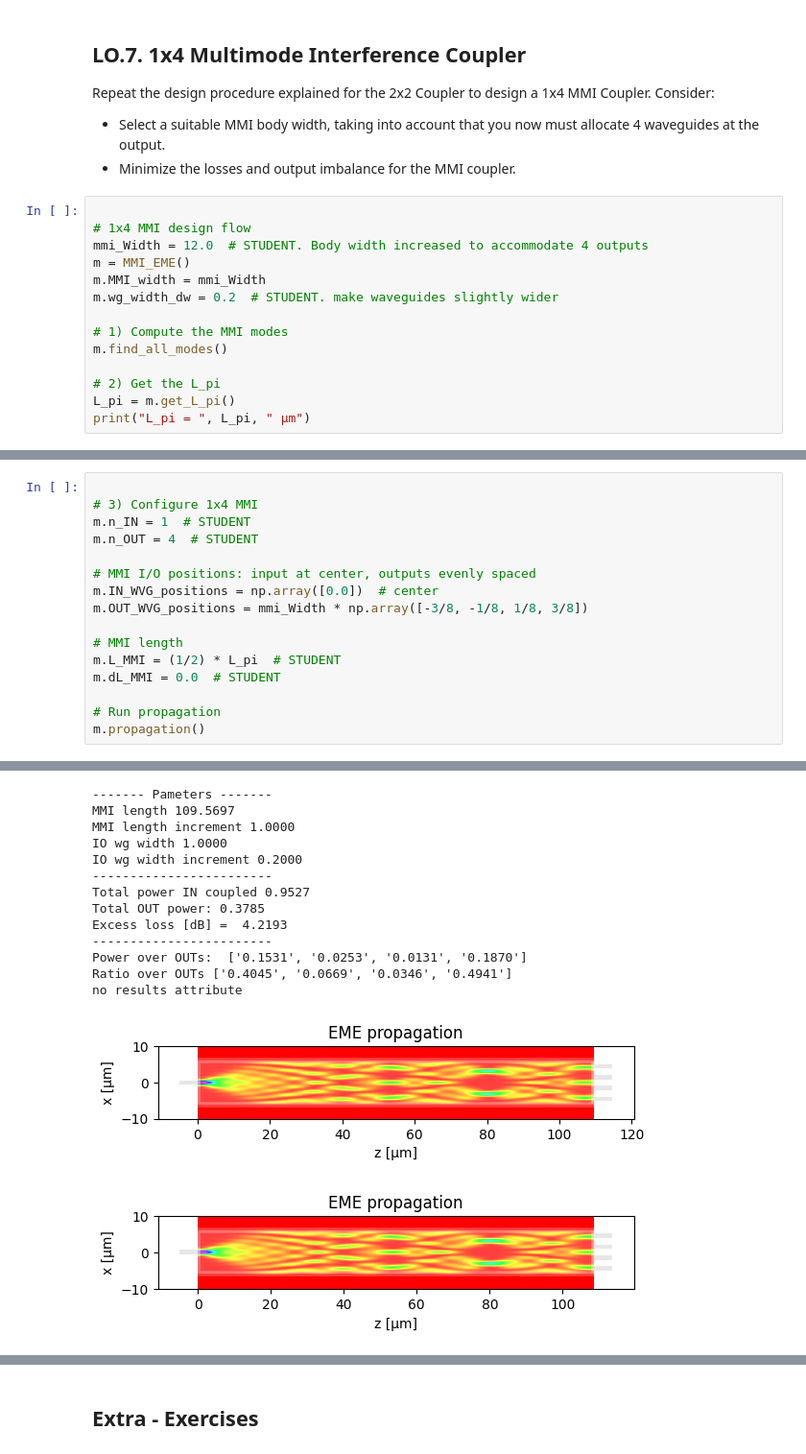
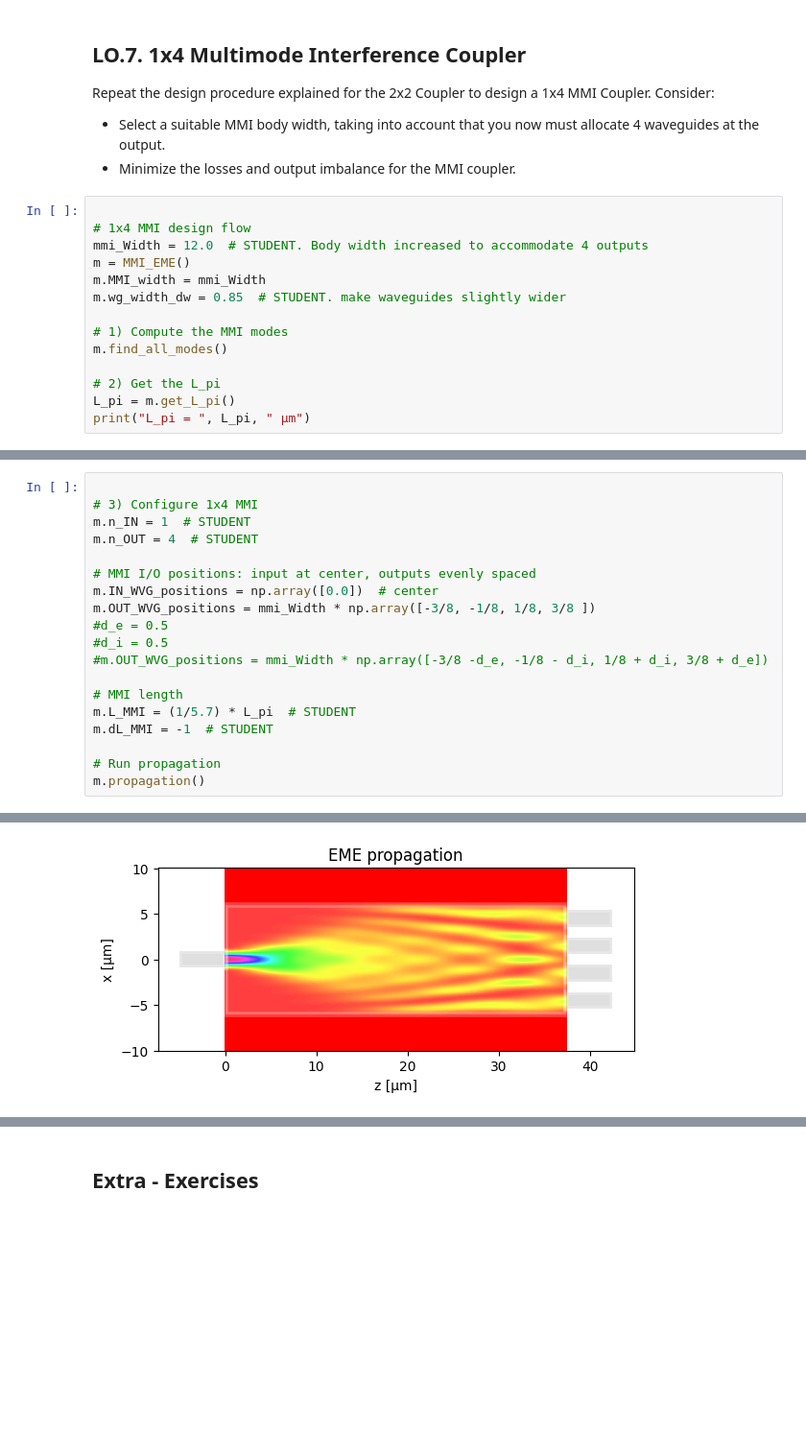
Before and after one commit to Valmaseda10/cifoin-lab2, a Jupyter notebook: COUPLERS_Student.ipynb, the cells around one changed output, grey strips where cells are left out. Shown at 96% size. Saved outputs shown, nothing was run; the diff lists cells and outputs as text; blank space fills up the shorter version.

```diff
--- a/COUPLERS_Student.ipynb
+++ b/COUPLERS_Student.ipynb
@@ -708,7 +708,7 @@ Repeat the design procedure explained for the 2x2 Coupler to design a 1x4 MMI Co
 mmi_Width = 12.0  # STUDENT. Body width increased to accommodate 4 outputs
 m = MMI_EME()
 m.MMI_width = mmi_Width
-m.wg_width_dw = 0.2  # STUDENT. make waveguides slightly wider
+m.wg_width_dw = 0.85  # STUDENT. make waveguides slightly wider
 
 # 1) Compute the MMI modes
 m.find_all_modes()
@@ -726,11 +726,14 @@ m.n_OUT = 4  # STUDENT
 
 # MMI I/O positions: input at center, outputs evenly spaced
 m.IN_WVG_positions = np.array([0.0])  # center
-m.OUT_WVG_positions = mmi_Width * np.array([-3/8, -1/8, 1/8, 3/8])
+m.OUT_WVG_positions = mmi_Width * np.array([-3/8, -1/8, 1/8, 3/8 ])
+#d_e = 0.5
+#d_i = 0.5
+#m.OUT_WVG_positions = mmi_Width * np.array([-3/8 -d_e, -1/8 - d_i, 1/8 + d_i, 3/8 + d_e])
 
 # MMI length
-m.L_MMI = (1/2) * L_pi  # STUDENT
-m.dL_MMI = 0.0  # STUDENT
+m.L_MMI = (1/5.7) * L_pi  # STUDENT
+m.dL_MMI = -1  # STUDENT
 
 # Run propagation
 m.propagation()
@@ -859,15 +753 @@ no results attribute
-------- Pameters -------
-MMI length 109.5697
-MMI length increment 1.0000
-IO wg width 1.0000
-IO wg width increment 0.2000
-------------------------
-Total power IN coupled 0.9527
-Total OUT power: 0.3785
-Excess loss [dB] =  4.2193
-------------------------
-Power over OUTs:  ['0.1531', '0.0253', '0.0131', '0.1870']
-Ratio over OUTs ['0.4045', '0.0669', '0.0346', '0.4941']
-no results attribute
-[figure, old version]
+[figure, new version]
-[figure, removed]
```
Also changed, not shown: parts of 10 cells of this notebook.
